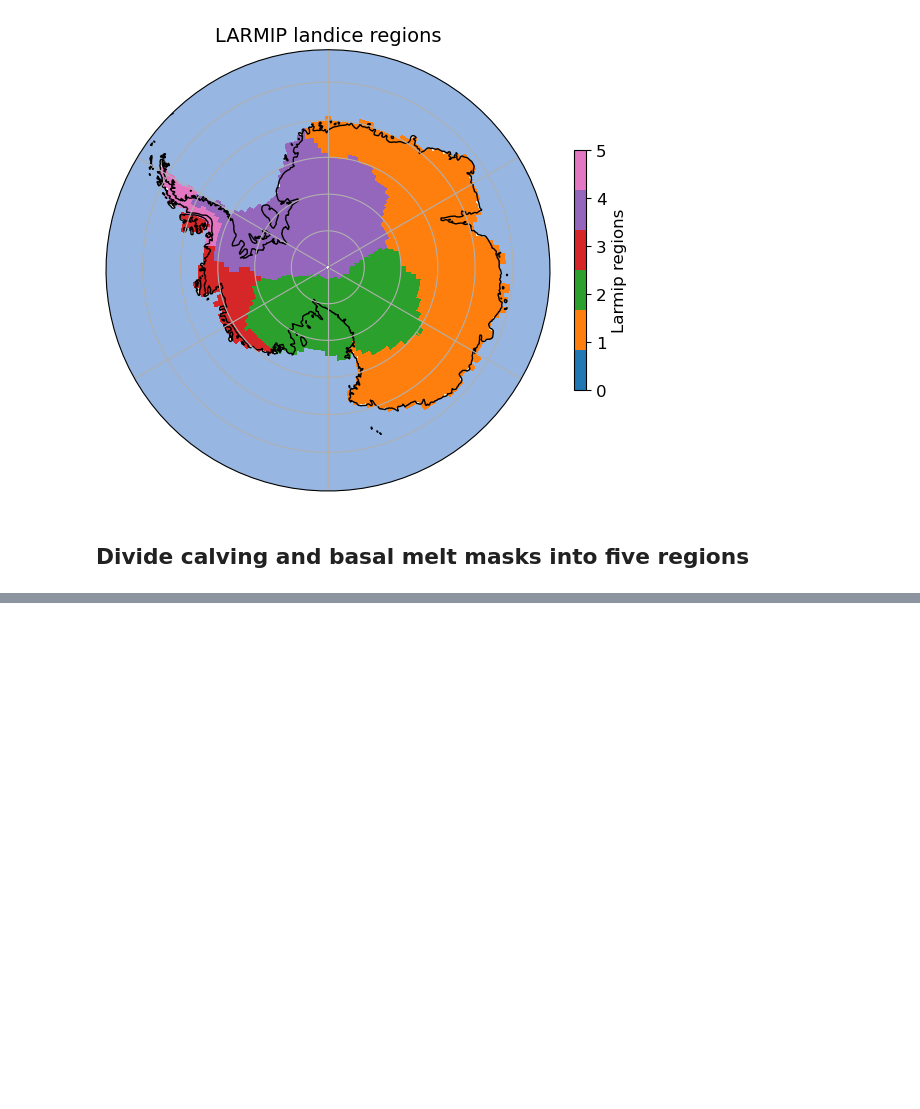
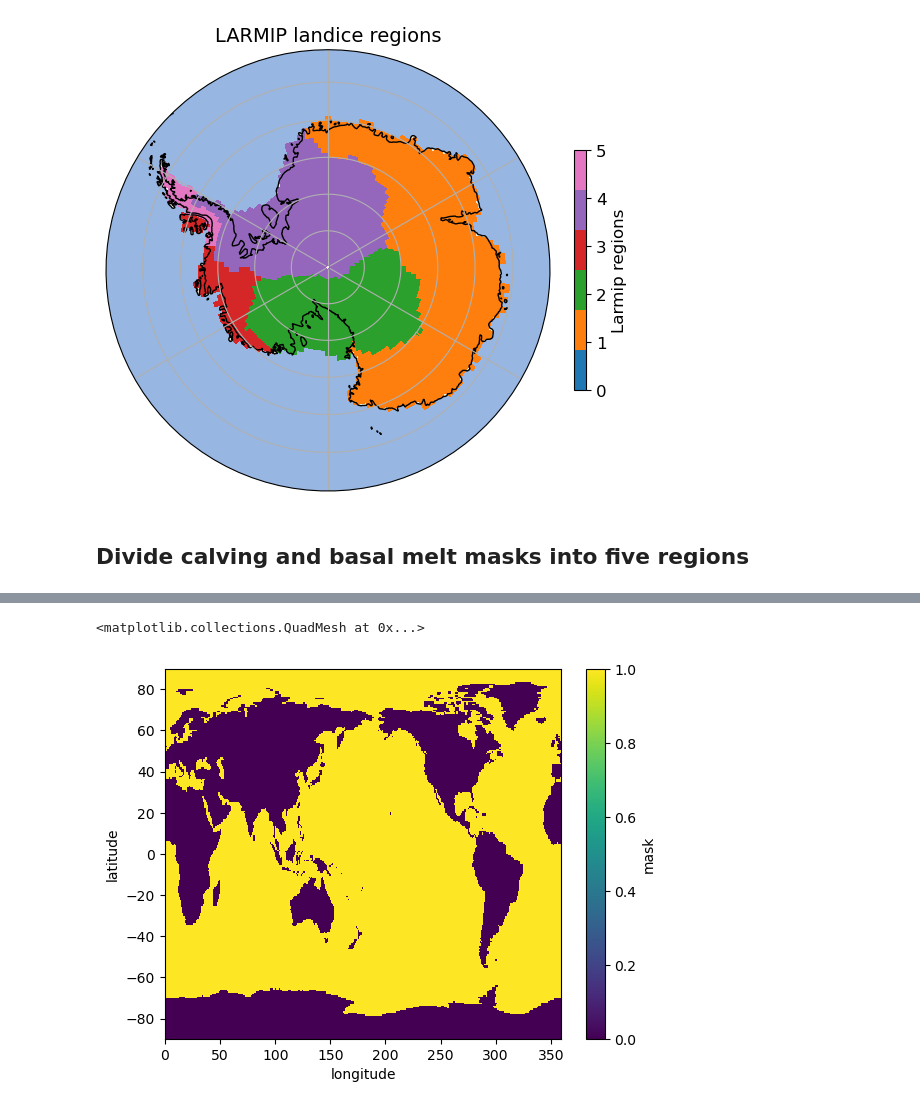
Before and after one commit to evevadeli/ece-interactive-fwf, a Jupyter notebook: runtime/classic/fwf/interactive/notebooks/regridder.ipynb, the cells around one changed output, grey strips where cells are left out. Cells and saved outputs as stored; diff of their text form; code cells hidden in the pictures; blank space fills up the shorter version.

```diff
--- a/runtime/classic/fwf/interactive/notebooks/regridder.ipynb
+++ b/runtime/classic/fwf/interactive/notebooks/regridder.ipynb
@@ -686,0 +689,7 @@ fn_calving_mask =
+# %%
+#Create ifs mask over ocean for regridding ocean points (reverse mask)
+ds_ifs['mask'] = xr.where(ds_ifs['mask']==0,1,0)
+ds_ifs['mask'].plot.pcolormesh()
+# %% [output]
+<matplotlib.collections.QuadMesh at 0x...>
+[figure, added]
```
Also changed, not shown: parts of 33 cells of this notebook.
